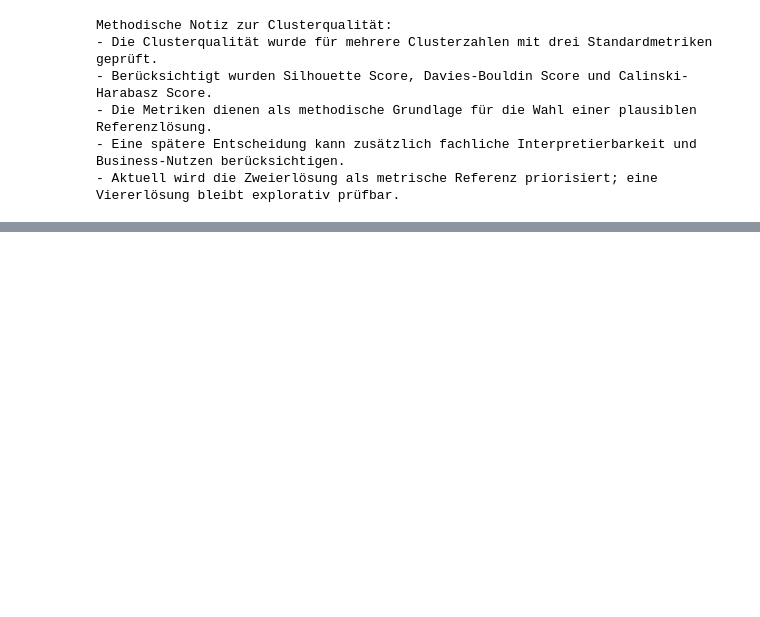
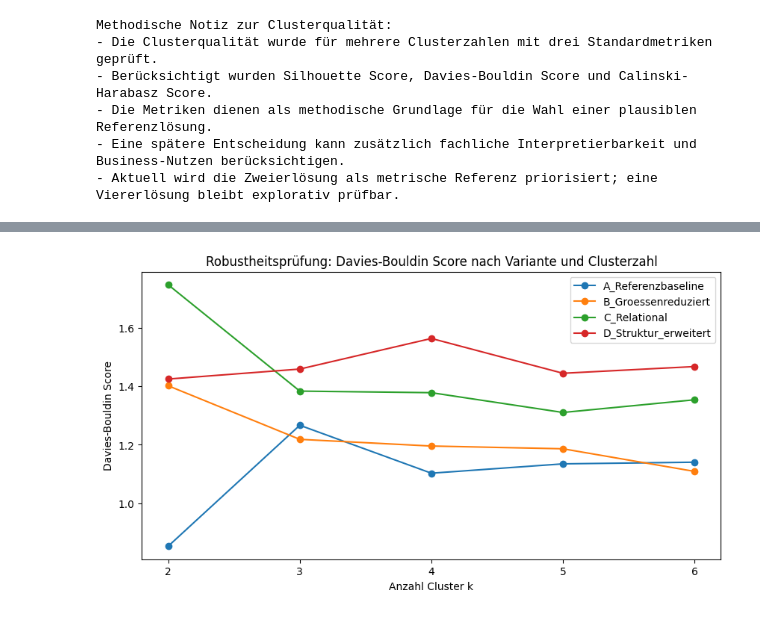
Before and after one commit to jensus-rep/data01-executive-search-analytics, a Jupyter notebook: notebooks/01_data_import_and_debitor_matrix.ipynb, the cells around one changed output, grey strips where cells are left out. Saved outputs shown, nothing was run; the diff lists cells and outputs as text; code cells hidden in the pictures; blank space fills up the shorter version.

```diff
--- a/notebooks/01_data_import_and_debitor_matrix.ipynb
+++ b/notebooks/01_data_import_and_debitor_matrix.ipynb
@@ -1374,0 +1641,17 @@ Methodische Notiz zur Clusterqualität:
+# %%
+# Davies-Bouldin Score je Variante visualisieren
+
+plt.figure(figsize=(10, 5))
+
+for variant_name in robustness_validation_df["variante"].unique():
+    plot_df = robustness_validation_df[robustness_validation_df["variante"] == variant_name]
+    plt.plot(plot_df["k"], plot_df["davies_bouldin_score"], marker="o", label=variant_name)
+
+plt.title("Robustheitsprüfung: Davies-Bouldin Score nach Variante und Clusterzahl")
+plt.xlabel("Anzahl Cluster k")
+plt.ylabel("Davies-Bouldin Score")
+plt.xticks(list(k_values_robustness))
+plt.legend()
+plt.show()
+# %% [output]
+[figure, added]
```
Also changed, not shown: parts of 13 cells of this notebook.
